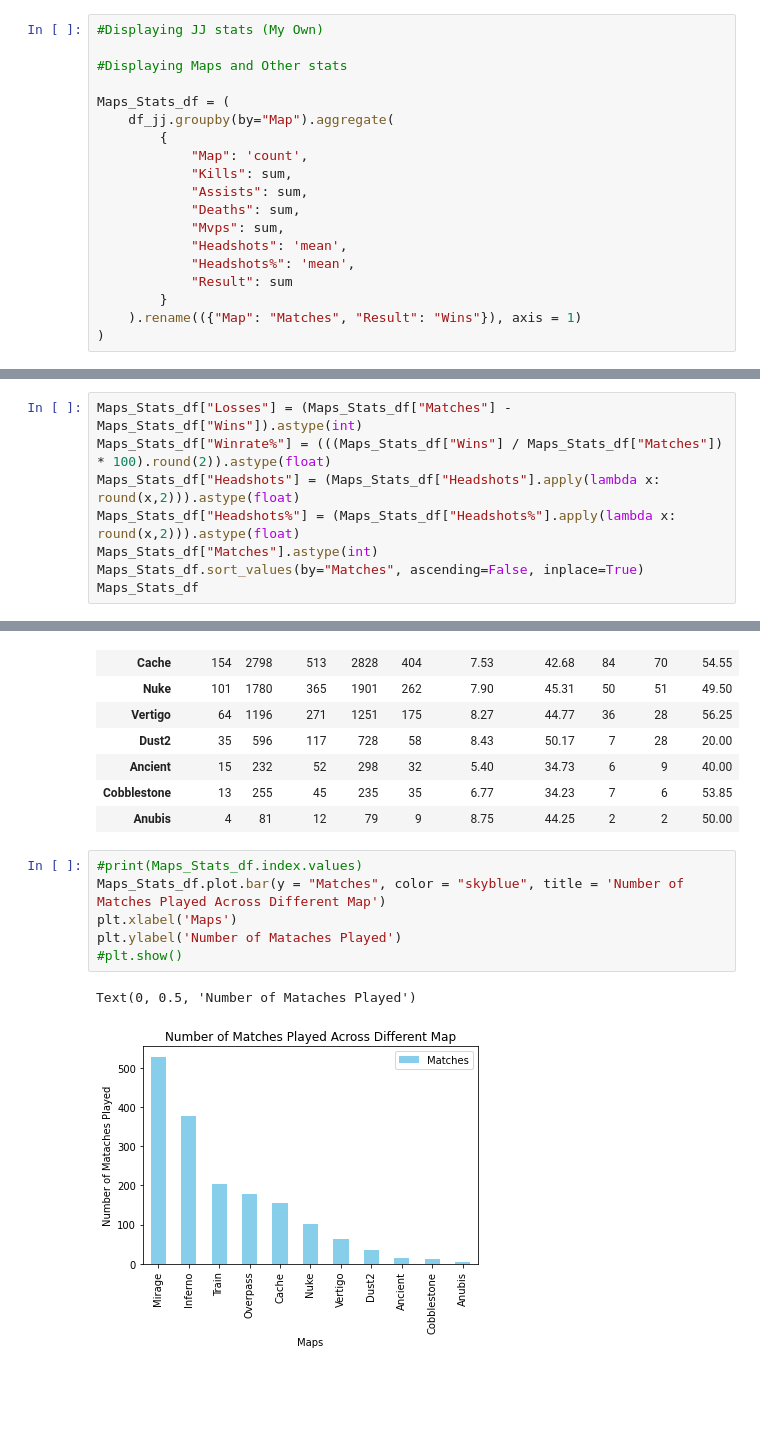
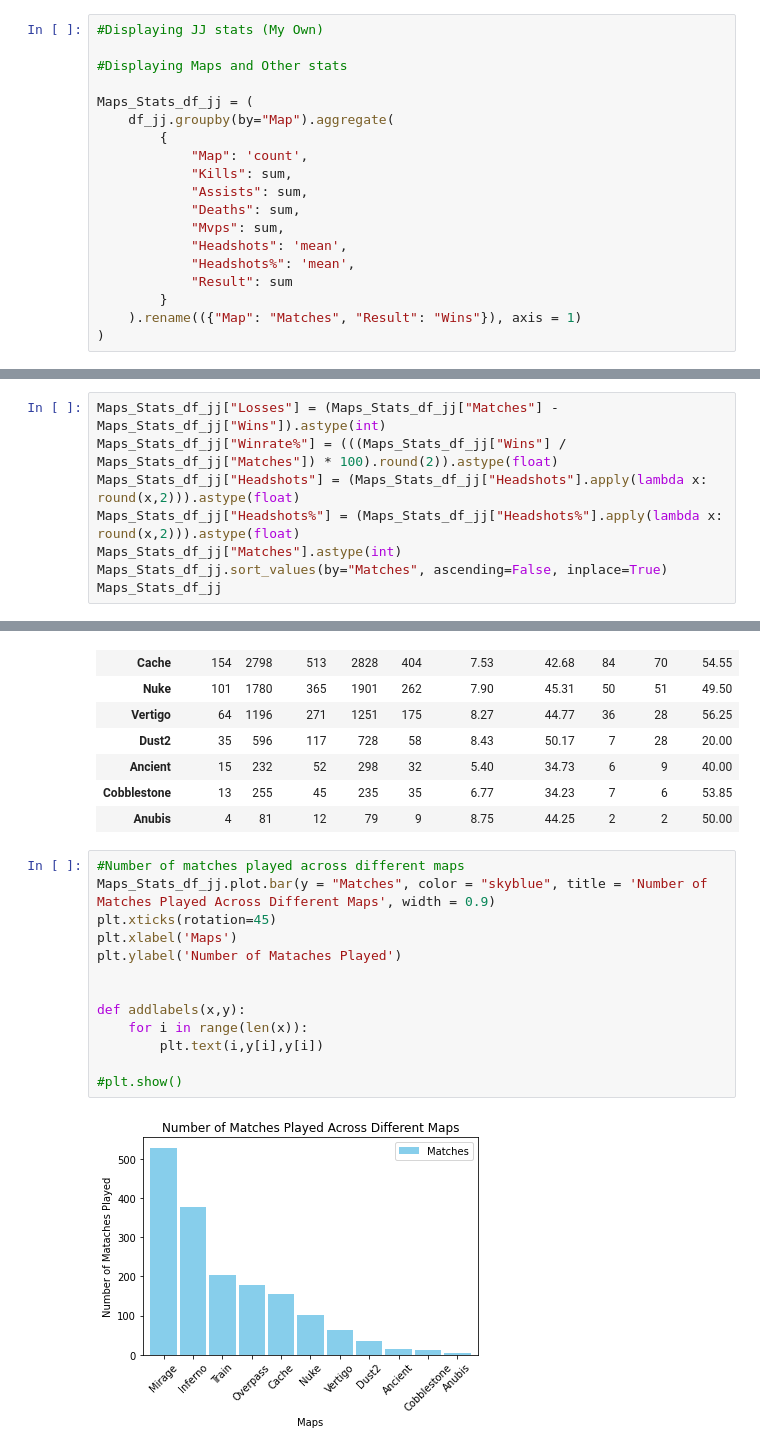
Before and after one commit to jasonhsu8/Faceit_Data_Collection, a Jupyter notebook: JJ Notebooks/jjFile.ipynb, the cells around one changed output, grey strips where cells are left out. Cells and saved outputs as stored; diff of their text form; blank space fills up the shorter version.

```diff
--- a/JJ Notebooks/jjFile.ipynb
+++ b/JJ Notebooks/jjFile.ipynb
@@ -153,7 +153,7 @@ Name: Result, dtype: int32
 
 #Displaying Maps and Other stats
 
-Maps_Stats_df = (
+Maps_Stats_df_jj = (
     df_jj.groupby(by="Map").aggregate(
         {
             "Map": 'count',
@@ -186,11 +174,11 @@ Maps_Stats_df
 # %%
-Maps_Stats_df["Losses"] = (Maps_Stats_df["Matches"] - Maps_Stats_df["Wins"]).astype(int)
-Maps_Stats_df["Winrate%"] = (((Maps_Stats_df["Wins"] / Maps_Stats_df["Matches"]) * 100).round(2)).astype(float)
-Maps_Stats_df["Headshots"] = (Maps_Stats_df["Headshots"].apply(lambda x: round(x,2))).astype(float)
-Maps_Stats_df["Headshots%"] = (Maps_Stats_df["Headshots%"].apply(lambda x: round(x,2))).astype(float)
-Maps_Stats_df["Matches"].astype(int)
-Maps_Stats_df.sort_values(by="Matches", ascending=False, inplace=True)
-Maps_Stats_df
+Maps_Stats_df_jj["Losses"] = (Maps_Stats_df_jj["Matches"] - Maps_Stats_df_jj["Wins"]).astype(int)
+Maps_Stats_df_jj["Winrate%"] = (((Maps_Stats_df_jj["Wins"] / Maps_Stats_df_jj["Matches"]) * 100).round(2)).astype(float)
+Maps_Stats_df_jj["Headshots"] = (Maps_Stats_df_jj["Headshots"].apply(lambda x: round(x,2))).astype(float)
+Maps_Stats_df_jj["Headshots%"] = (Maps_Stats_df_jj["Headshots%"].apply(lambda x: round(x,2))).astype(float)
+Maps_Stats_df_jj["Matches"].astype(int)
+Maps_Stats_df_jj.sort_values(by="Matches", ascending=False, inplace=True)
+Maps_Stats_df_jj
 # %% [output]
 |  | Matches | Kills | Assists | Deaths | Mvps | Headshots | Headshots% | Wins | Losses | Winrate% |
 | Map |  |  |  |  |  |  |  |  |  |  |
@@ -206,11 +194,17 @@ Maps_Stats_df
 | Cobblestone | 13 | 255 | 45 | 235 | 35 | 6.77 | 34.23 | 7 | 6 | 53.85 |
 | Anubis | 4 | 81 | 12 | 79 | 9 | 8.75 | 44.25 | 2 | 2 | 50.00 |
 # %%
-#print(Maps_Stats_df.index.values)
-Maps_Stats_df.plot.bar(y = "Matches", color = "skyblue", title = 'Number of Matches Played Across Different Map')
+#Number of matches played across different maps
+Maps_Stats_df_jj.plot.bar(y = "Matches", color = "skyblue", title = 'Number of Matches Played Across Different Maps', width = 0.9)
+plt.xticks(rotation=45)
 plt.xlabel('Maps')
 plt.ylabel('Number of Mataches Played')
+
+
+def addlabels(x,y):
+    for i in range(len(x)):
+        plt.text(i,y[i],y[i])
+
 #plt.show()
 # %% [output]
-Text(0, 0.5, 'Number of Mataches Played')
-[figure, old version]
+[figure, new version]
```
Also changed, not shown: parts of 2 cells of this notebook, 2 other files.
